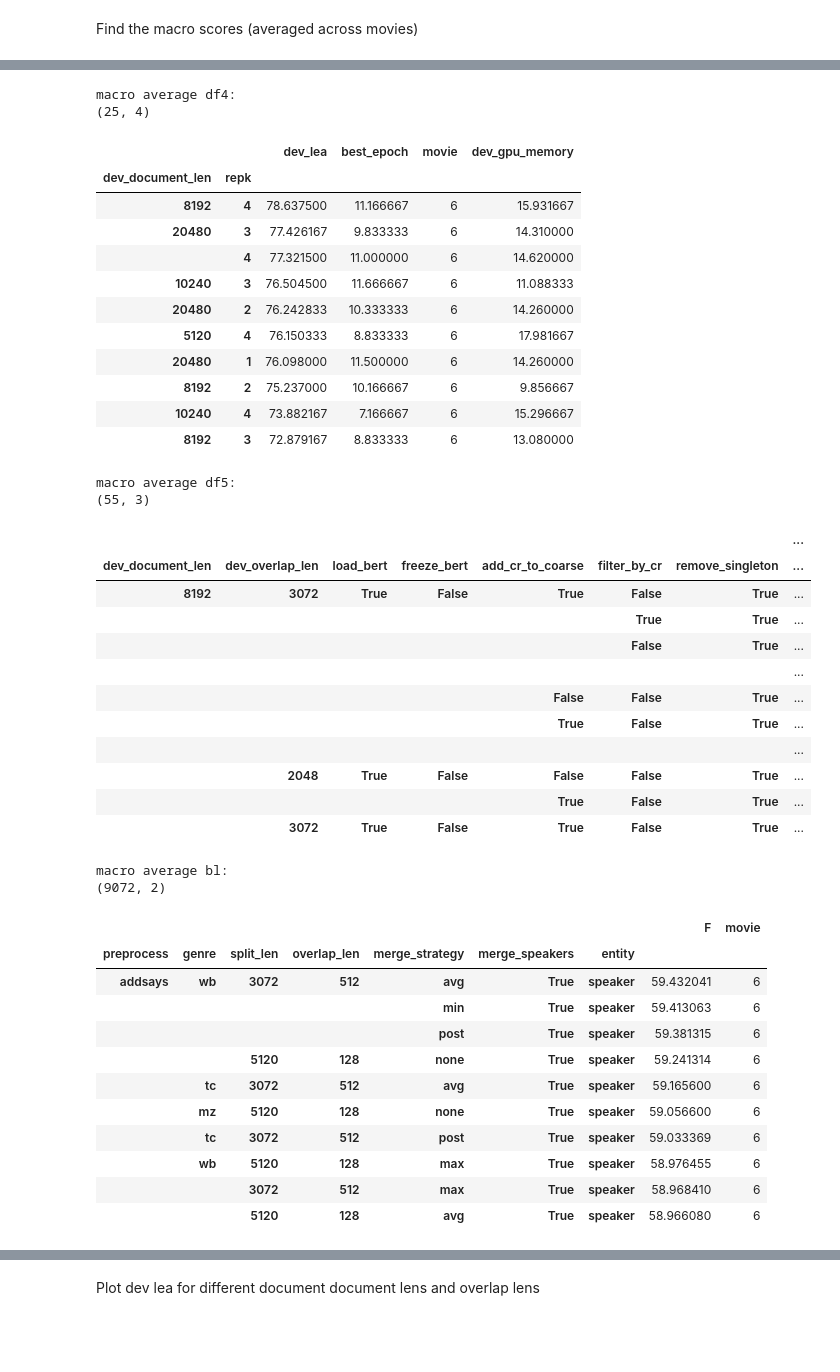
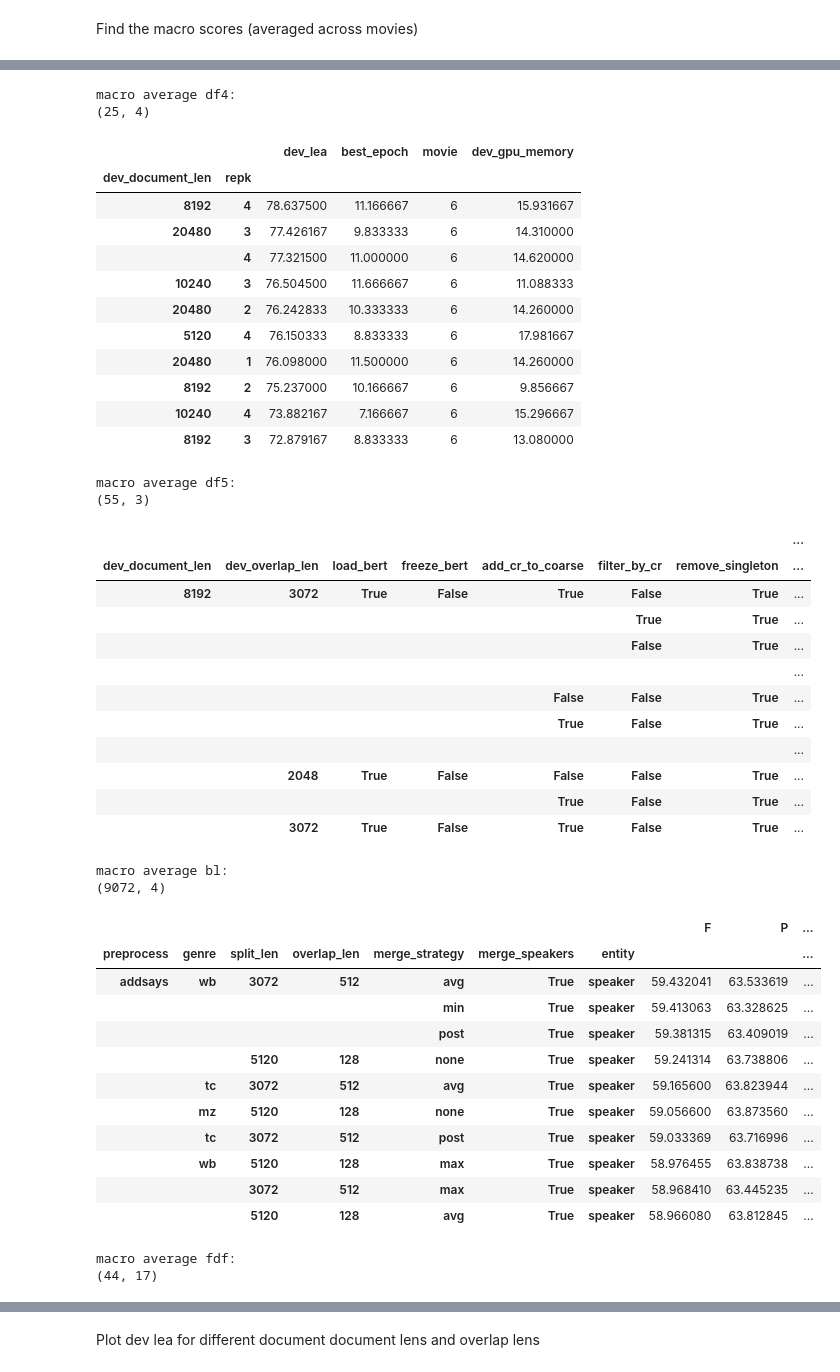
Before and after one commit to usc-sail/mica-character-coref, a Jupyter notebook: coref/movie_coref/notebooks/analyze_cross_val_excerpts.ipynb, the cells around one changed output, grey strips where cells are left out. Saved outputs shown, nothing was run; the diff lists cells and outputs as text; code cells hidden in the pictures; blank space fills up the shorter version.

Commit message:
Main changes include data analysis for creating the tables for ACL 23

```diff
--- a/coref/movie_coref/notebooks/analyze_cross_val_excerpts.ipynb
+++ b/coref/movie_coref/notebooks/analyze_cross_val_excerpts.ipynb
@@ -24,34 +35,41 @@ df5 = pd.read_csv(os.path.join(os.getenv("DATA_DIR"),
 bl = pd.read_csv(os.path.join(os.getenv("DATA_DIR"),
                               "mica_text_coref/movie_coref/results/coreference/full_length.baseline.tsv"), sep="\t",
                               index_col=None)
+fdf = pd.read_csv(os.path.join(os.getenv("DATA_DIR"),
+                               "mica_text_coref/movie_coref/results/coreference/final.csv"), index_col=None)
 
 print("df1")
 for col, dtype in zip(df1.columns, df1.dtypes):
-    print(f"{col} ({dtype})", end=", ")
+    print(f"\t{col} ({dtype})")
 print()
 
 print("df2")
 for col, dtype in zip(df2.columns, df2.dtypes):
-    print(f"{col} ({dtype})", end=", ")
+    print(f"\t{col} ({dtype})")
 print()
 
 print("df3")
 for col, dtype in zip(df3.columns, df3.dtypes):
-    print(f"{col} ({dtype})", end=", ")
+    print(f"\t{col} ({dtype})")
 print()
 
 print("df4")
 for col, dtype in zip(df4.columns, df4.dtypes):
-    print(f"{col} ({dtype})", end=", ")
+    print(f"\t{col} ({dtype})")
 print()
 
 print("df5")
 for col, dtype in zip(df5.columns, df5.dtypes):
-    print(f"{col} ({dtype})", end=", ")
+    print(f"\t{col} ({dtype})")
 print()
 
 print("bl")
 for col, dtype in zip(bl.columns, bl.dtypes):
-    print(f"{col} ({dtype})", end=", ")
+    print(f"\t{col} ({dtype})")
+print()
+
+print("fdf")
+for col, dtype in zip(fdf.columns, fdf.dtypes):
+    print(f"\t{col} ({dtype})")
 # %% [output]
 df1
@@ -120,11 +143,25 @@ bl_ = bl.loc[(bl["movie"] != "all") & ~bl["remove_gold_singletons"] & ~bl["provi
              & (bl["metric"] == "lea")]
 macro_bl = (bl_.groupby(["preprocess", "genre", "split_len", "overlap_len", "merge_strategy", "merge_speakers",
                         "entity"])
-            .agg({"F": "mean", "movie": "count"})
+            .agg({"F": "mean", "P": "mean", "R": "mean", "movie": "count"})
             .sort_values(by="F", ascending=False))
 macro_bl = macro_bl.loc[(macro_bl["movie"] == 6)]
 print(macro_bl.shape)
 display(macro_bl.head(10))
+print()
+
+print("macro average fdf:")
+macro_fdf = (fdf.groupby(["document_len", "overlap_len", "hierarchical", "repk"])
+                .agg({"movie": "count", "max_gpu": ["max", "mean"], "best_epoch": "mean",
+                      "muc_p": "mean", "muc_r": "mean", "muc_f1": "mean",
+                      "bcub_p": "mean", "bcub_r": "mean", "bcub_f1": "mean",
+                      "ceafe_p": "mean", "ceafe_r": "mean", "ceafe_f1": "mean",
+                      "lea_p": "mean", "lea_r": "mean", "lea_f1": "mean",
+                      "conll_f1": "mean"})
+                .sort_values(by=("lea_f1", "mean"), ascending=False))
+macro_fdf = macro_fdf[macro_fdf["movie"]["count"] == 6]
+print(macro_fdf.shape)
+display(macro_fdf.head(10))
 # %% [output]
 macro average df1:
 (108, 3)
@@ -170,43 +207,45 @@ macro average df3:
 | 8192 | 2048 | 76.658000 | 8.166667 | 6 |
 macro average df4:
 (25, 4)
 |  |  | dev_lea | best_epoch | movie | dev_gpu_memory |
 | dev_document_len | repk |  |  |  |  |
 | 8192 | 4 | 78.637500 | 11.166667 | 6 | 15.931667 |
 | 20480 | 3 | 77.426167 | 9.833333 | 6 | 14.310000 |
 |  | 4 | 77.321500 | 11.000000 | 6 | 14.620000 |
 | 10240 | 3 | 76.504500 | 11.666667 | 6 | 11.088333 |
 | 20480 | 2 | 76.242833 | 10.333333 | 6 | 14.260000 |
 | 5120 | 4 | 76.150333 | 8.833333 | 6 | 17.981667 |
 | 20480 | 1 | 76.098000 | 11.500000 | 6 | 14.260000 |
 | 8192 | 2 | 75.237000 | 10.166667 | 6 | 9.856667 |
 | 10240 | 4 | 73.882167 | 7.166667 | 6 | 15.296667 |
 | 8192 | 3 | 72.879167 | 8.833333 | 6 | 13.080000 |
 macro average df5:
 (55, 3)
 |  |  |  |  |  |  |  | ... |
 | dev_document_len | dev_overlap_len | load_bert | freeze_bert | add_cr_to_coarse | filter_by_cr | remove_singleton | ... |
 | 8192 | 3072 | True | False | True | False | True | ... |
 |  |  |  |  |  | True | True | ... |
 |  |  |  |  |  | False | True | ... |
 |  |  |  |  |  |  |  | ... |
 |  |  |  |  | False | False | True | ... |
 |  |  |  |  | True | False | True | ... |
 |  |  |  |  |  |  |  | ... |
 |  | 2048 | True | False | False | False | True | ... |
 |  |  |  |  | True | False | True | ... |
 |  | 3072 | True | False | True | False | True | ... |
 macro average bl:
-(9072, 2)
+(9072, 4)
-|  |  |  |  |  |  |  | F | movie |
-| preprocess | genre | split_len | overlap_len | merge_strategy | merge_speakers | entity |  |  |
-| addsays | wb | 3072 | 512 | avg | True | speaker | 59.432041 | 6 |
-|  |  |  |  | min | True | speaker | 59.413063 | 6 |
-|  |  |  |  | post | True | speaker | 59.381315 | 6 |
-|  |  | 5120 | 128 | none | True | speaker | 59.241314 | 6 |
-|  | tc | 3072 | 512 | avg | True | speaker | 59.165600 | 6 |
-|  | mz | 5120 | 128 | none | True | speaker | 59.056600 | 6 |
-|  | tc | 3072 | 512 | post | True | speaker | 59.033369 | 6 |
-|  | wb | 5120 | 128 | max | True | speaker | 58.976455 | 6 |
-|  |  | 3072 | 512 | max | True | speaker | 58.968410 | 6 |
-|  |  | 5120 | 128 | avg | True | speaker | 58.966080 | 6 |
+|  |  |  |  |  |  |  | F | P | ... |
+| preprocess | genre | split_len | overlap_len | merge_strategy | merge_speakers | entity |  |  | ... |
+| addsays | wb | 3072 | 512 | avg | True | speaker | 59.432041 | 63.533619 | ... |
+|  |  |  |  | min | True | speaker | 59.413063 | 63.328625 | ... |
+|  |  |  |  | post | True | speaker | 59.381315 | 63.409019 | ... |
+|  |  | 5120 | 128 | none | True | speaker | 59.241314 | 63.738806 | ... |
+|  | tc | 3072 | 512 | avg | True | speaker | 59.165600 | 63.823944 | ... |
+|  | mz | 5120 | 128 | none | True | speaker | 59.056600 | 63.873560 | ... |
+|  | tc | 3072 | 512 | post | True | speaker | 59.033369 | 63.716996 | ... |
+|  | wb | 5120 | 128 | max | True | speaker | 58.976455 | 63.838738 | ... |
+|  |  | 3072 | 512 | max | True | speaker | 58.968410 | 63.445235 | ... |
+|  |  | 5120 | 128 | avg | True | speaker | 58.966080 | 63.812845 | ... |
+macro average fdf:
+(44, 17)
```
Also changed, not shown: parts of 42 cells of this notebook, 4 other files.
